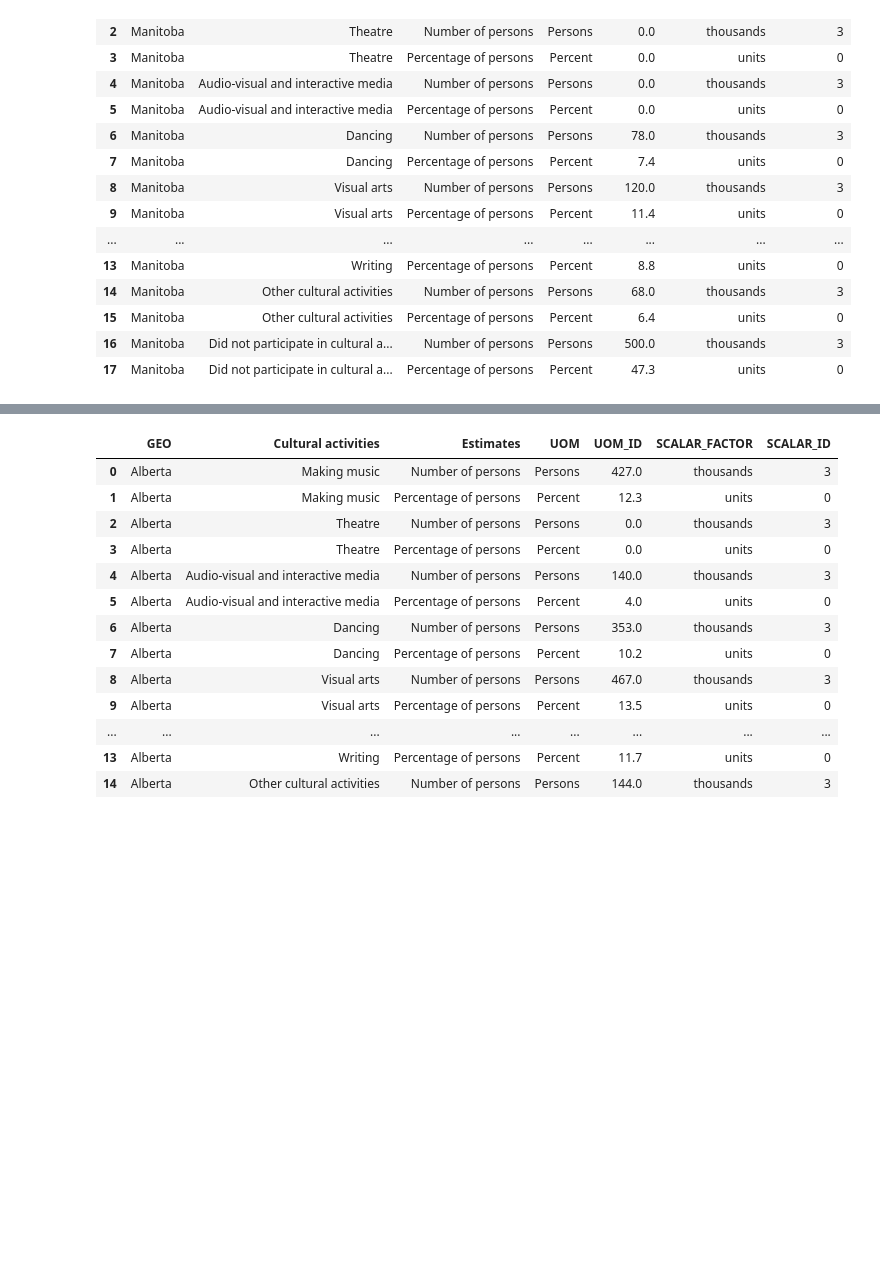
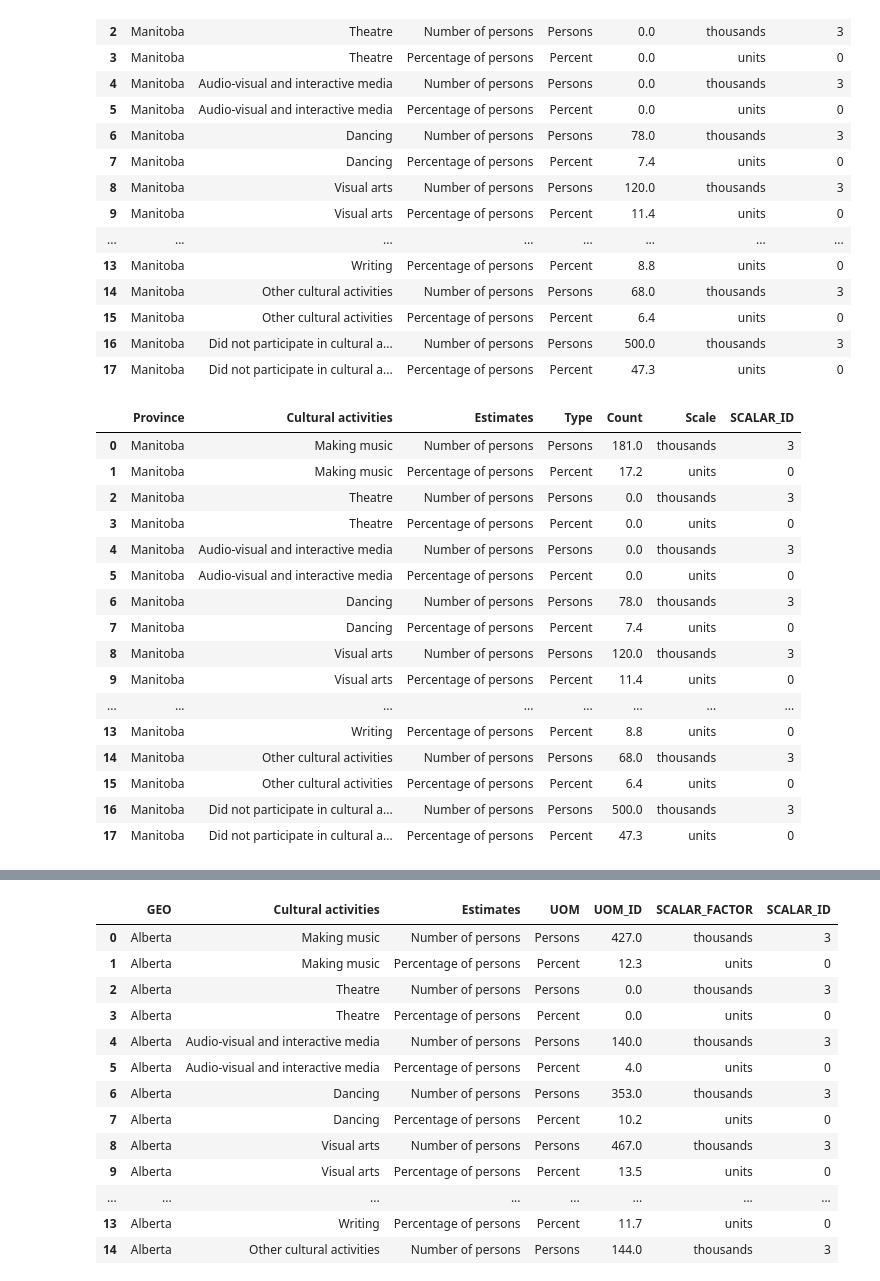
Before and after one commit to detmanski/Overview_Canada_Analysis, a Jupyter notebook: culture_by_province.ipynb, the cells around one changed output, grey strips where cells are left out. Saved outputs shown, nothing was run; the diff lists cells and outputs as text; code cells hidden in the pictures; blank space fills up the shorter version.

Commit message:
adding the clean dataframes and csv files

```diff
--- a/culture_by_province.ipynb
+++ b/culture_by_province.ipynb
@@ -67,6 +98,33 @@ mb_df
 | 15 | Manitoba | Other cultural activities | Percentage of persons | Percent | 6.4 | units | 0 |
 | 16 | Manitoba | Did not participate in cultural a... | Number of persons | Persons | 500.0 | thousands | 3 |
 | 17 | Manitoba | Did not participate in cultural a... | Percentage of persons | Percent | 47.3 | units | 0 |
+# %%
+mb_df = mb_df.rename(columns= {"GEO": "Province",
+                              "UOM": "Type",
+                               "UOM_ID": "Count",
+                              "SCALAR_FACTOR": "Scale",
+                              })
+# %%
+mb_df.to_csv("Resources/mb_df.csv")
+mb_df
+# %% [output]
+|  | Province | Cultural activities | Estimates | Type | Count | Scale | SCALAR_ID |
+| 0 | Manitoba | Making music | Number of persons | Persons | 181.0 | thousands | 3 |
+| 1 | Manitoba | Making music | Percentage of persons | Percent | 17.2 | units | 0 |
+| 2 | Manitoba | Theatre | Number of persons | Persons | 0.0 | thousands | 3 |
+| 3 | Manitoba | Theatre | Percentage of persons | Percent | 0.0 | units | 0 |
+| 4 | Manitoba | Audio-visual and interactive media | Number of persons | Persons | 0.0 | thousands | 3 |
+| 5 | Manitoba | Audio-visual and interactive media | Percentage of persons | Percent | 0.0 | units | 0 |
+| 6 | Manitoba | Dancing | Number of persons | Persons | 78.0 | thousands | 3 |
+| 7 | Manitoba | Dancing | Percentage of persons | Percent | 7.4 | units | 0 |
+| 8 | Manitoba | Visual arts | Number of persons | Persons | 120.0 | thousands | 3 |
+| 9 | Manitoba | Visual arts | Percentage of persons | Percent | 11.4 | units | 0 |
+| ... | ... | ... | ... | ... | ... | ... | ... |
+| 13 | Manitoba | Writing | Percentage of persons | Percent | 8.8 | units | 0 |
+| 14 | Manitoba | Other cultural activities | Number of persons | Persons | 68.0 | thousands | 3 |
+| 15 | Manitoba | Other cultural activities | Percentage of persons | Percent | 6.4 | units | 0 |
+| 16 | Manitoba | Did not participate in cultural a... | Number of persons | Persons | 500.0 | thousands | 3 |
+| 17 | Manitoba | Did not participate in cultural a... | Percentage of persons | Percent | 47.3 | units | 0 |
 # %%
 nb_string = 'Resources/NB_Cultural_Participation.csv'
 nb_df = pd.read_csv(nb_string)
```
Also changed, not shown: parts of 18 cells of this notebook, 9 other files.
